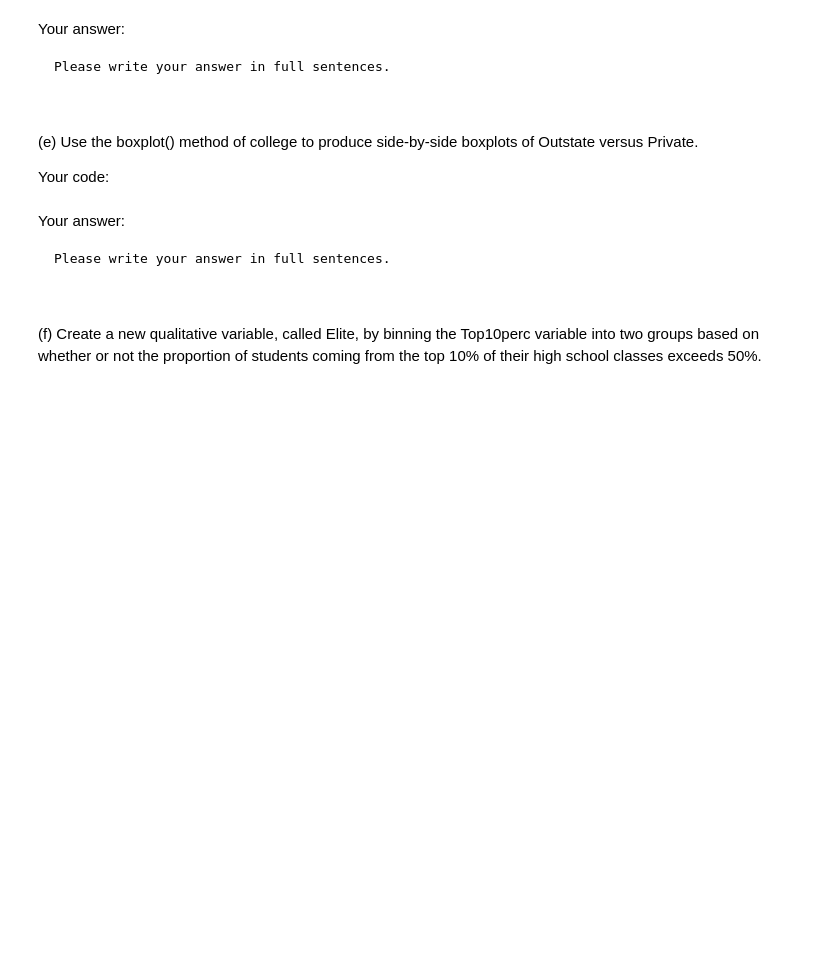
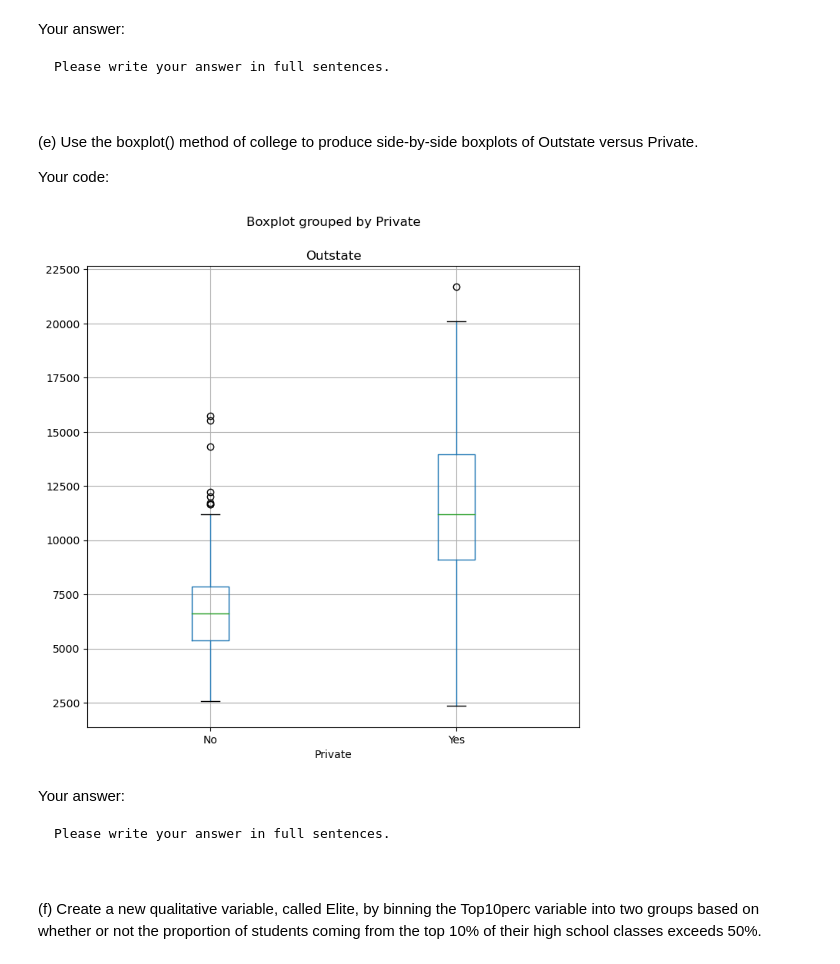
Before and after one commit to BU-MSSP-Classroom/MA679_Spring2024_00_statistical_learning-yu99t, a Jupyter notebook: Ch02_Application_SL_Python.ipynb, the cells around one changed output. Saved outputs shown, nothing was run; the diff lists cells and outputs as text; code cells hidden in the pictures; blank space fills up the shorter version.

```diff
--- a/Ch02_Application_SL_Python.ipynb
+++ b/Ch02_Application_SL_Python.ipynb
@@ -343,8 +523,11 @@ boxplots of Outstate versus Private.
 
 Your code:
 # %%
+fig, ax = subplots(figsize=(8, 8))
+college.boxplot('Outstate', by='Private', ax=ax);
 #
-#
+# %% [output]
+[figure, added]
 # %% [markdown]
 Your answer:
 
```
Also changed, not shown: parts of 21 cells of this notebook.
